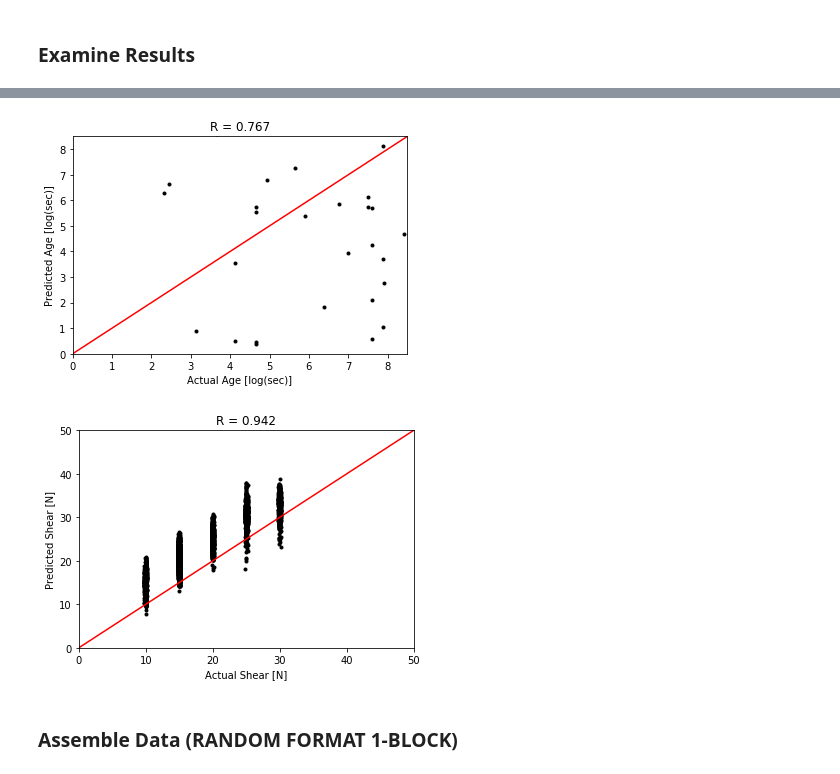
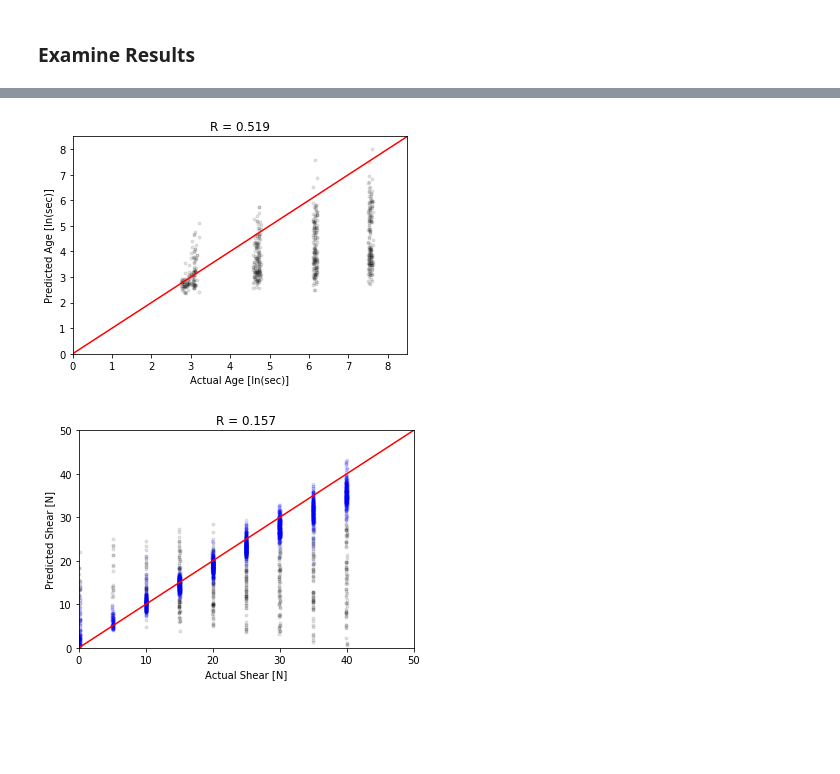
Before and after one commit to santi921/AM216Final2019, a Jupyter notebook: Cuccia_NN.ipynb, the cells around one changed output, grey strips where cells are left out. Drawn from its saved outputs; the diff is of its cells as text; code cells hidden in the pictures; blank space fills up the shorter version.

Commit message:
Updated_Model
Created a difference function.

Added pooling rules.

Created difference capabilities.

Added cutoff capabilities.

```diff
--- a/Cuccia_NN.ipynb
+++ b/Cuccia_NN.ipynb
@@ -5,6 +5,7 @@ from __future__ import absolute_import, division, print_function
 import matplotlib.pyplot as plt
 import numpy as np
 from time import gmtime, strftime
+import random
 
 import pandas as pd
 import os
@@ -15,9 +16,20 @@ import scipy.io
 import tensorflow as tf
 from tensorflow import keras
 
+with tf.device('/gpu:0'):
+    a = tf.constant([1.0, 2.0, 3.0, 4.0, 5.0, 6.0], shape=[2, 3], name='a')
+    b = tf.constant([1.0, 2.0, 3.0, 4.0, 5.0, 6.0], shape=[3, 2], name='b')
+    c = tf.matmul(a, b)
+
+with tf.Session() as sess:
+    print (sess.run(c))
+
 # Define directory with matlab files
 # direc = 'D:/MLdata/18-01-09d-Exp/Extract Data/'
 # direc  = 'D:/Nicholas_ML/18-01-09d-Exp/Extract Data/'
 direc = 'D:/MLdata/'
 # Define directory to save model and plots
-savedir = 'D:/MLdata/Model/' + strftime("%Y-%m-%d %H", gmtime()) + '/'
+savedir = 'D:/MLdata/Model/' + strftime("%Y-%m-%d %H-%M", gmtime()) + '/'
+
+random.seed(135)
+np.random.seed(135)
@@ -171,15 +355,16 @@ print('Testing Data and Labels Completed...', test_data.shape, test_labels.shape
 # %%
 def build_cnn():
     model = keras.Sequential()
-    model.add(keras.layers.Conv2D(64, kernel_size=(3, 3), strides=(1, 1),
+    model.add(keras.layers.AveragePooling2D(pool_size=(2, 2)))
+    model.add(keras.layers.Conv2D(32, kernel_size=(2, 2), strides=(1, 1),
                      activation='relu',
-                     input_shape=(100,100,1)))
+                     input_shape=(down[0],down[1],1)))
     model.add(keras.layers.MaxPooling2D(pool_size=(2, 2), strides=(2, 2)))
-    model.add(keras.layers.Conv2D(128, (3, 3), activation='relu'))
+    model.add(keras.layers.Conv2D(64, (5, 5), activation='relu'))
     model.add(keras.layers.Dropout(0.2))
     model.add(keras.layers.MaxPooling2D(pool_size=(2, 2)))
     model.add(keras.layers.Flatten())
-    model.add(keras.layers.Dense(256, activation='relu'))
+    model.add(keras.layers.Dense(128, activation='relu'))
     model.add(keras.layers.Dropout(0.2))
     model.add(keras.layers.Dense(2))
 
@@ -206,10 +384,9 @@ train_data = train_data.reshape(train_data.shape[0], train_data.shape[1], train_
 test_data = test_data.reshape(test_data.shape[0], test_data.shape[1], test_data.shape[2], 1)
 
 # The patience parameter is the amount of epochs to check for improvement
-early_stop = keras.callbacks.EarlyStopping(monitor='val_loss', patience=10)
+early_stop = keras.callbacks.EarlyStopping(monitor='loss', patience=10)
 
-history = model.fit(train_data, train_labels, epochs=200,
-                    validation_split = 0.2, batch_size=128, verbose=1, callbacks=[early_stop])
+history = model.fit(train_data, train_labels, validation_data=(test_data, test_labels), epochs=250, batch_size=32, verbose=1, callbacks=[early_stop])
 test_predic = model.predict(test_data)
 train_predic = model.predict(train_data)
 
@@ -217,4 +394,8 @@ if not os.path.exists(savedir):
     os.makedirs(savedir)
 
 model.save(savedir + 'model.h5')
+
+# sess.graph contains the graph definition; that enables the Graph Visualizer.
+
+file_writer = tf.summary.FileWriter(savedir + '/logs/', sess.graph)
 # %% [output]
@@ -276,37 +449,35 @@ train_pred_times = train_predic[:,0]
 train_shear = train_labels[:,1]
 train_pred_shear = train_predic[:,1]
 
 test_times = test_labels[:,0]
 test_pred_times = test_predic[:,0]
 
 test_shear = test_labels[:,1]
 test_pred_shear = test_predic[:,1]
 
 plt.figure()
 plt.scatter(test_times,test_pred_times, marker = ".", color = 'k', alpha = .1)
-plt.scatter(train_times, train_pred_times, marker = '.', color = 'b', alpha = .1)
+# plt.scatter(train_times, train_pred_times, marker = '.', color = 'b', alpha = .1)
 plt.plot([0, 10], [0, 10], '-r')
 plt.title('R = '+str(np.round(pearsonr(test_times, test_pred_times)[0], 3)))
 plt.xlim(0,8.5)
 plt.ylim(0,8.5)
-plt.xlabel('Actual Age [log(sec)]')
-plt.ylabel('Predicted Age [log(sec)]')
+plt.xlabel('Actual Age [ln(sec)]')
+plt.ylabel('Predicted Age [ln(sec)]')
 plt.savefig(savedir + "Age.png", dpi = 600, bbox_inches='tight')
 plt.show()
 
 plt.figure()
 plt.scatter(test_shear,test_pred_shear, marker = ".", color = 'k', alpha = .1)
 plt.scatter(train_shear, train_pred_shear, marker = '.', color = 'b', alpha = .1)
 plt.title('R = '+str(np.round(pearsonr(test_shear, test_pred_shear)[0], 3)))
 plt.plot([0, 100], [0, 100], '-r')
 plt.xlim(0,50)
 plt.ylim(0,50)
 plt.xlabel('Actual Shear [N]')
 plt.ylabel('Predicted Shear [N]')
 plt.savefig(savedir + "Shear.png", dpi = 600, bbox_inches='tight')
 plt.show()
 # %% [output]
-[figure, old version]
+[figure, new version]
-[figure, old version]
+[figure, new version]
-# %% [markdown]
-### Assemble Data (RANDOM FORMAT 1-BLOCK)
```
Also changed, not shown: parts of 13 cells of this notebook.
